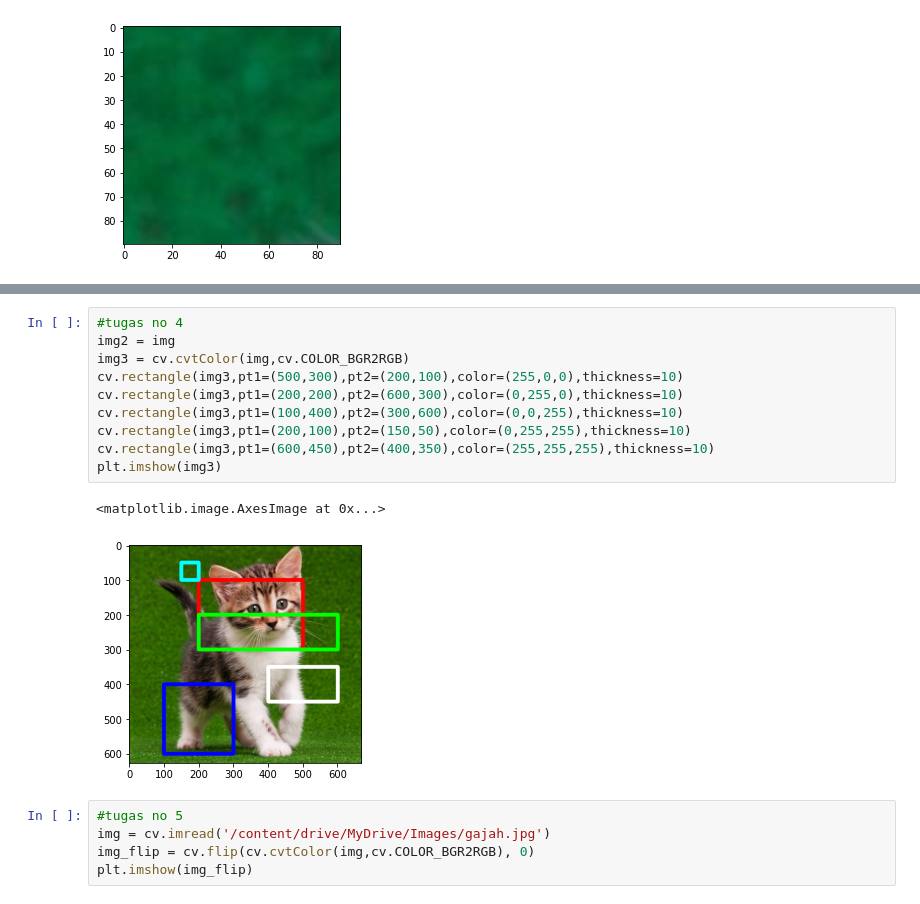
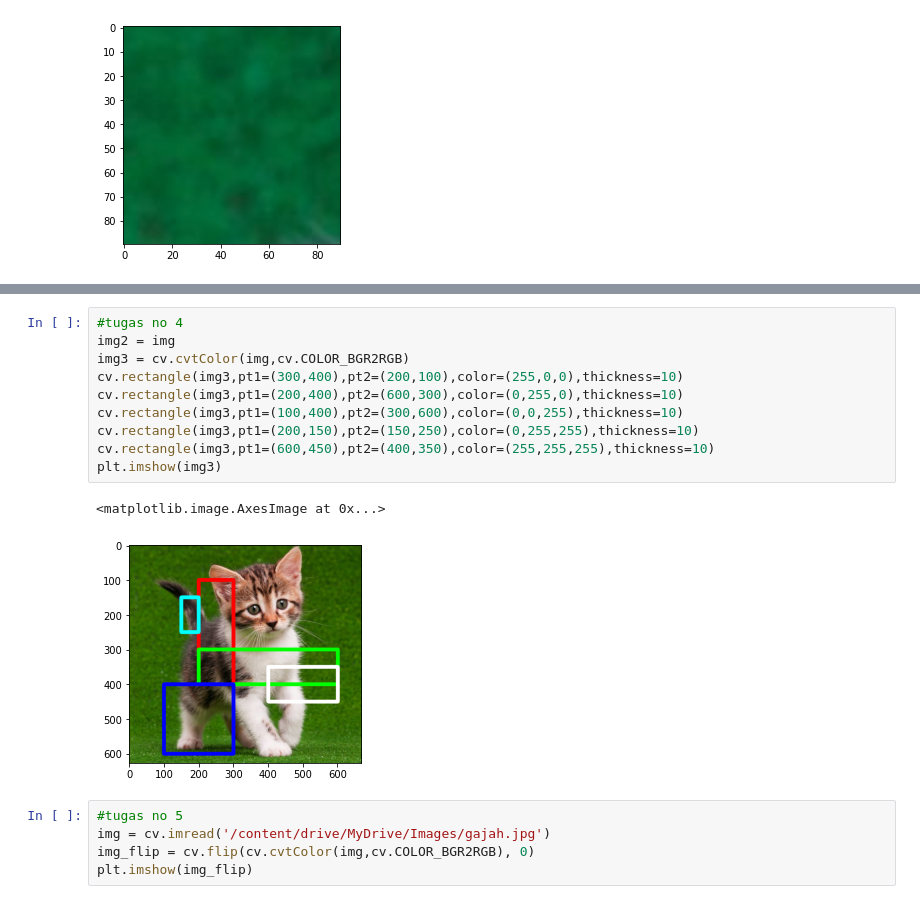
Before and after one commit to refido/PCVK, a Jupyter notebook: Week2.ipynb, the cells around one changed output, grey strips where cells are left out. Drawn from its saved outputs; the diff is of its cells as text.

```diff
--- a/Week2.ipynb
+++ b/Week2.ipynb
@@ -184,16 +184,16 @@ plt.imshow(img3[5:30,:])
 # %%
 #tugas no 4
 img2 = img
 img3 = cv.cvtColor(img,cv.COLOR_BGR2RGB)
-cv.rectangle(img3,pt1=(500,300),pt2=(200,100),color=(255,0,0),thickness=10)
-cv.rectangle(img3,pt1=(200,200),pt2=(600,300),color=(0,255,0),thickness=10)
+cv.rectangle(img3,pt1=(300,400),pt2=(200,100),color=(255,0,0),thickness=10)
+cv.rectangle(img3,pt1=(200,400),pt2=(600,300),color=(0,255,0),thickness=10)
 cv.rectangle(img3,pt1=(100,400),pt2=(300,600),color=(0,0,255),thickness=10)
-cv.rectangle(img3,pt1=(200,100),pt2=(150,50),color=(0,255,255),thickness=10)
+cv.rectangle(img3,pt1=(200,150),pt2=(150,250),color=(0,255,255),thickness=10)
 cv.rectangle(img3,pt1=(600,450),pt2=(400,350),color=(255,255,255),thickness=10)
 plt.imshow(img3)
 # %% [output]
 <matplotlib.image.AxesImage at 0x...>
-[figure, old version]
+[figure, new version]
 # %%
 #tugas no 5
 img = cv.imread('/content/drive/MyDrive/Images/gajah.jpg')
```
Also changed, not shown: parts of 1 cell of this notebook.
